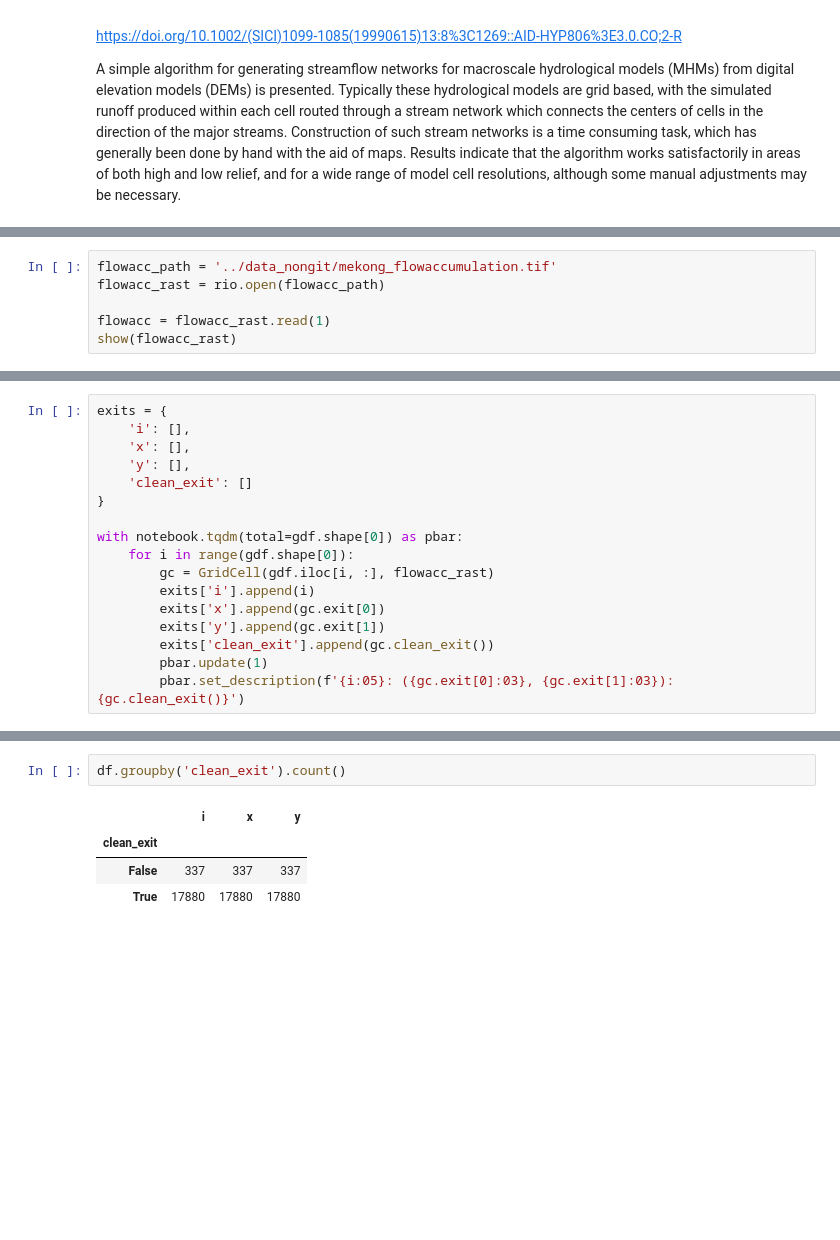
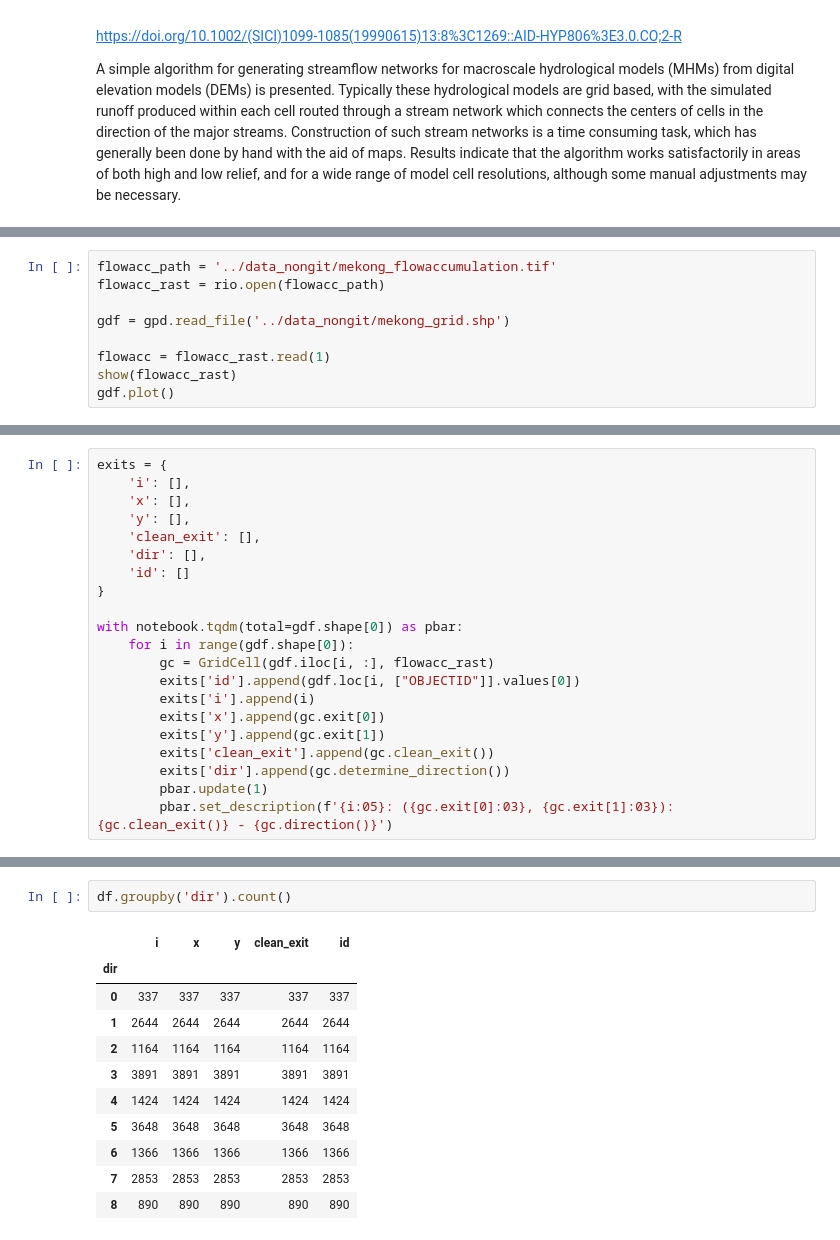
Before and after one commit to UW-ESS-DS/pritam-repo, a Jupyter notebook: flow_direction/notebooks/barts_algorithm.ipynb, the cells around one changed output, grey strips where cells are left out. Cells and saved outputs as stored; diff of their text form; blank space fills up the shorter version.

```diff
--- a/flow_direction/notebooks/barts_algorithm.ipynb
+++ b/flow_direction/notebooks/barts_algorithm.ipynb
@@ -15,8 +18,11 @@ from tqdm import notebook
 flowacc_path = '../data_nongit/mekong_flowaccumulation.tif'
 flowacc_rast = rio.open(flowacc_path)
 
+gdf = gpd.read_file('../data_nongit/mekong_grid.shp')
+
 flowacc = flowacc_rast.read(1)
 show(flowacc_rast)
+gdf.plot()
 # %% [output]
 [figure]
 <AxesSubplot:>
@@ -82,15 +265,19 @@ exits = {
     'i': [],
     'x': [],
     'y': [],
-    'clean_exit': []
+    'clean_exit': [],
+    'dir': [],
+    'id': []
 }
 
 with notebook.tqdm(total=gdf.shape[0]) as pbar:
     for i in range(gdf.shape[0]):
         gc = GridCell(gdf.iloc[i, :], flowacc_rast)
+        exits['id'].append(gdf.loc[i, ["OBJECTID"]].values[0])
         exits['i'].append(i)
         exits['x'].append(gc.exit[0])
         exits['y'].append(gc.exit[1])
         exits['clean_exit'].append(gc.clean_exit())
+        exits['dir'].append(gc.determine_direction())
         pbar.update(1)
-        pbar.set_description(f'{i:05}: ({gc.exit[0]:03}, {gc.exit[1]:03}): {gc.clean_exit()}')
+        pbar.set_description(f'{i:05}: ({gc.exit[0]:03}, {gc.exit[1]:03}): {gc.clean_exit()} - {gc.direction()}')
@@ -119,7 +296,14 @@ df.head()
 # %%
-df.groupby('clean_exit').count()
+df.groupby('dir').count()
 # %% [output]
-|  | i | x | y |
-| clean_exit |  |  |  |
-| False | 337 | 337 | 337 |
-| True | 17880 | 17880 | 17880 |
+|  | i | x | y | clean_exit | id |
+| dir |  |  |  |  |  |
+| 0 | 337 | 337 | 337 | 337 | 337 |
+| 1 | 2644 | 2644 | 2644 | 2644 | 2644 |
+| 2 | 1164 | 1164 | 1164 | 1164 | 1164 |
+| 3 | 3891 | 3891 | 3891 | 3891 | 3891 |
+| 4 | 1424 | 1424 | 1424 | 1424 | 1424 |
+| 5 | 3648 | 3648 | 3648 | 3648 | 3648 |
+| 6 | 1366 | 1366 | 1366 | 1366 | 1366 |
+| 7 | 2853 | 2853 | 2853 | 2853 | 2853 |
+| 8 | 890 | 890 | 890 | 890 | 890 |
```
Also changed, not shown: parts of 12 cells of this notebook.
